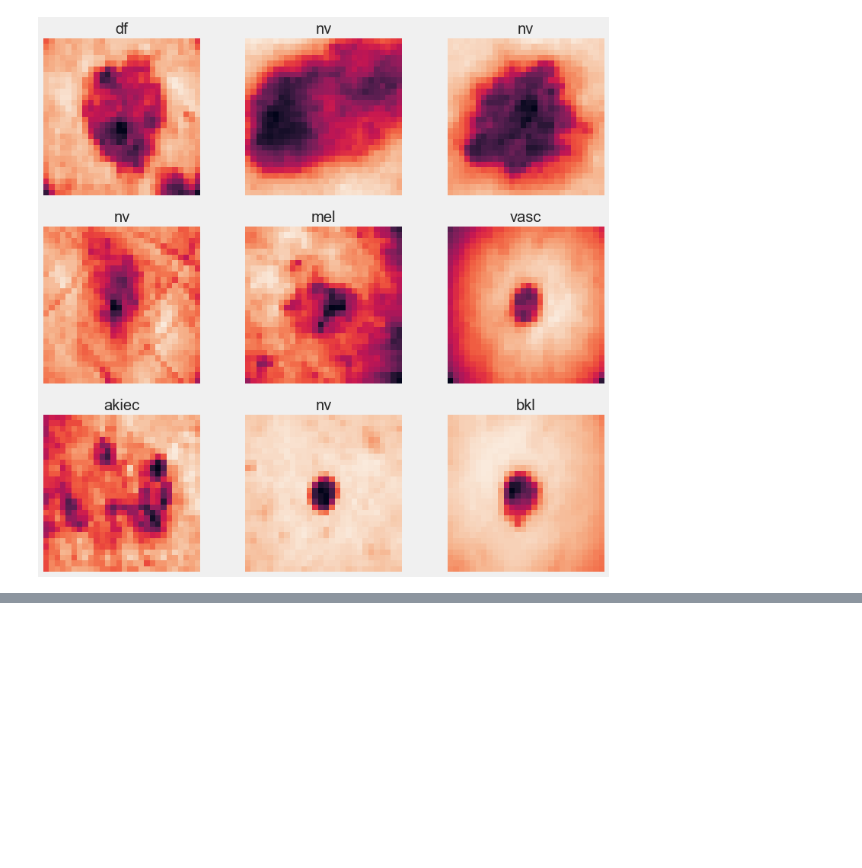
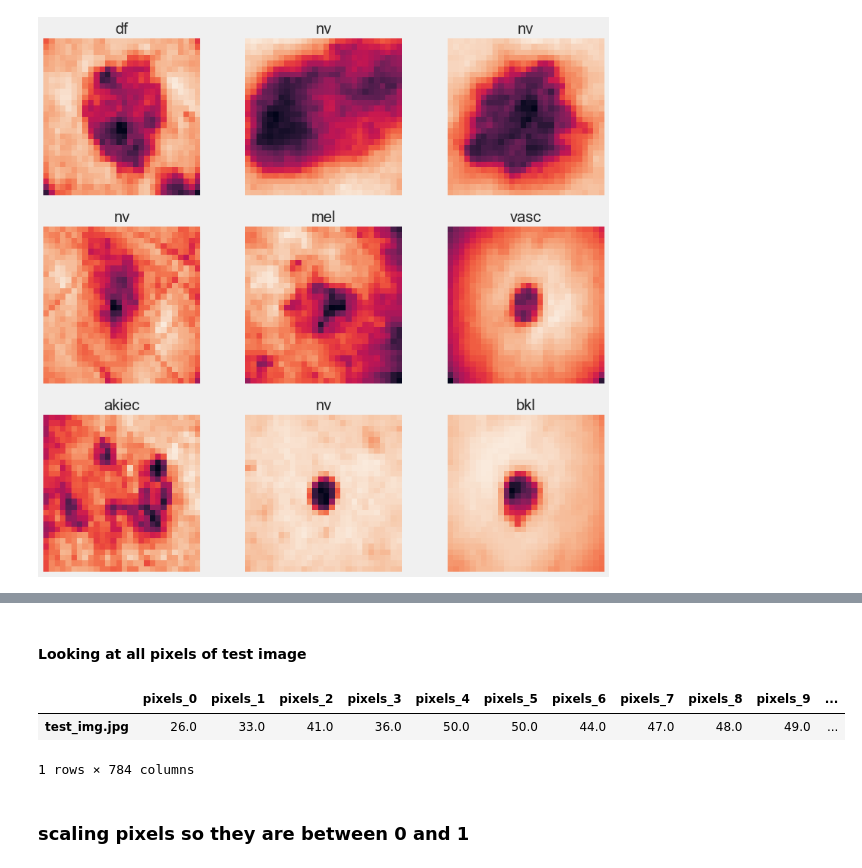
Before and after one commit to Gus1616/ML_CNN_detection, a Jupyter notebook: skinCancerDetectionMachineLearningModel.ipynb, the cells around one changed output, grey strips where cells are left out. Drawn from its saved outputs; the diff is of its cells as text; code cells hidden in the pictures; blank space fills up the shorter version.

```diff
--- a/skinCancerDetectionMachineLearningModel.ipynb
+++ b/skinCancerDetectionMachineLearningModel.ipynb
@@ -317,0 +321,9 @@ label_mapping[classes[0]]
+# %%
+import cv2
+image_files = pd.DataFrame(columns=range(784)).add_prefix('pixels_')
+r_image = cv2.imread(f'test_img.jpg')
+numpy_image = cv2.cvtColor(r_image, cv2.COLOR_BGR2GRAY)
+image = cv2.resize(numpy_image, (28, 28)).astype(np.float32)
+image = image.reshape(-1)
+image_files.loc[f'test_img.jpg', 'pixels_0':] = image
+print(image_files.head())
@@ -317,0 +344,10 @@ label_mapping[classes[0]]
+# %% [markdown]
+#### Looking at all pixels of test image
+# %%
+image_files
+# %% [output]
+|  | pixels_0 | pixels_1 | pixels_2 | pixels_3 | pixels_4 | pixels_5 | pixels_6 | pixels_7 | pixels_8 | pixels_9 | ... |
+| test_img.jpg | 26.0 | 33.0 | 41.0 | 36.0 | 50.0 | 50.0 | 44.0 | 47.0 | 48.0 | 49.0 | ... |
+1 rows × 784 columns
+# %% [markdown]
+### scaling pixels so they are between 0 and 1
```
Also changed, not shown: parts of 56 cells of this notebook, 1 other file.
